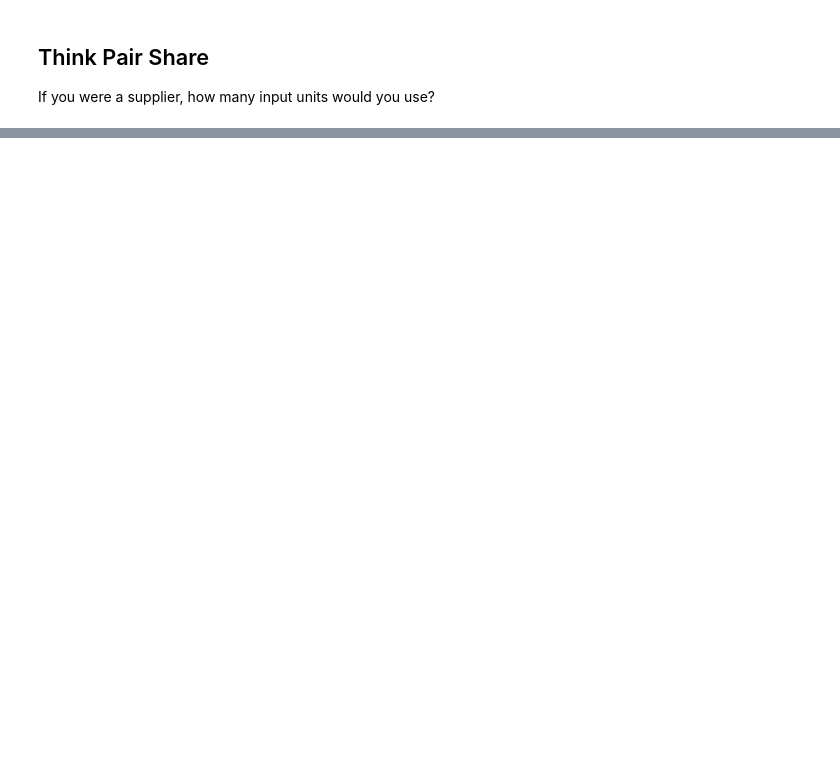
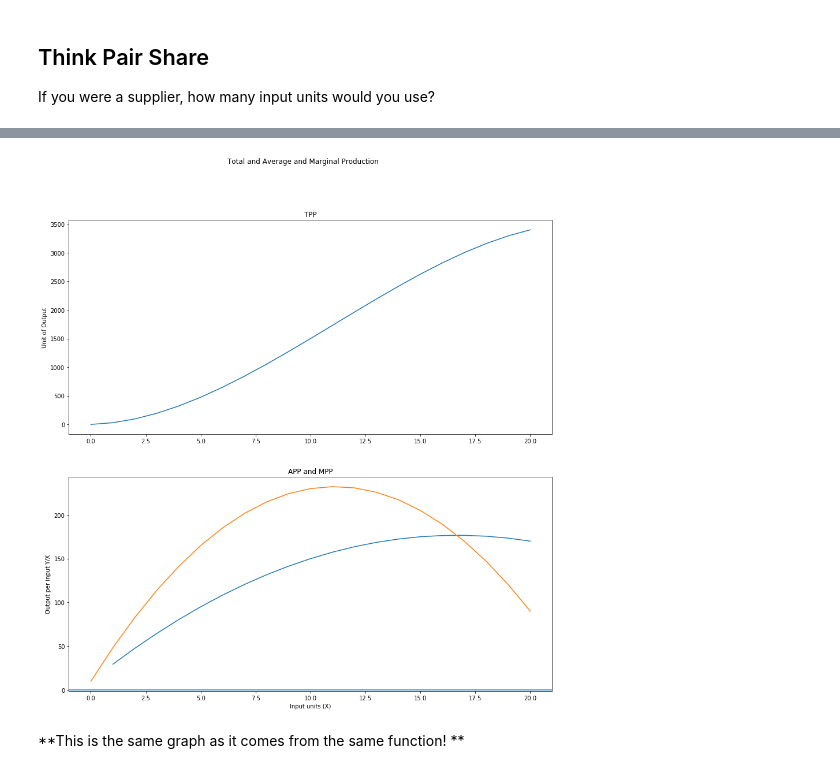
Before and after one commit to data-88e/econ-fa19, a Jupyter notebook: wk02/Intro_to_Production.ipynb, the cells around one changed output, grey strips where cells are left out. Drawn from its saved outputs; the diff is of its cells as text; code cells hidden in the pictures; blank space fills up the shorter version.

```diff
--- a/wk02/Intro_to_Production.ipynb
+++ b/wk02/Intro_to_Production.ipynb
@@ -77,0 +86,3 @@ Click [here](lab02.ipynb) to move on to today's lab.
+# %%
+TPP=Table().read_table("tableTPP.csv")
+TPP.show(20)
@@ -77,0 +108,20 @@ Click [here](lab02.ipynb) to move on to today's lab.
+# %%
+fig, axs = plt.subplots(2)
+fig.suptitle('Total and Average and Marginal Production')
+axs[0].plot(TPP.column("Input (x)"),TPP.column("Output_Y"))
+axs[0].set_title('TPP')
+axs[0].set_ylabel('Unit of Output')
+
+axs[1].plot(TPP.column("Input (x)"),TPP.column("Average_Product"))
+axs[1].plot(TPP.column("Input (x)"),TPP.column("Marginal_Product"))
+axs[1].set_title('APP and MPP')
+axs[1].set_ylabel('Output per input Y/X')
+axs[1].axhline(0)
+plt.xlabel("Input units (X)")
+
+
+fig.set_size_inches(15,15)
+# %% [output]
+[figure, added]
+# %% [markdown]
+**This is the same graph as it comes from the same function! **
```
Also changed, not shown: parts of 5 cells of this notebook.
